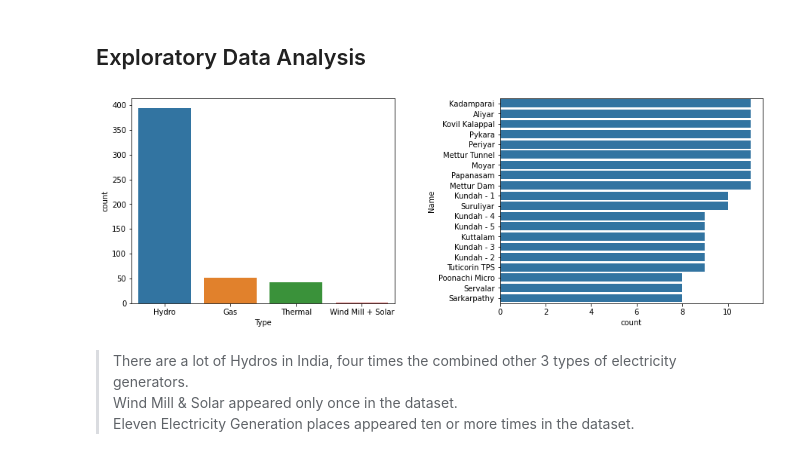
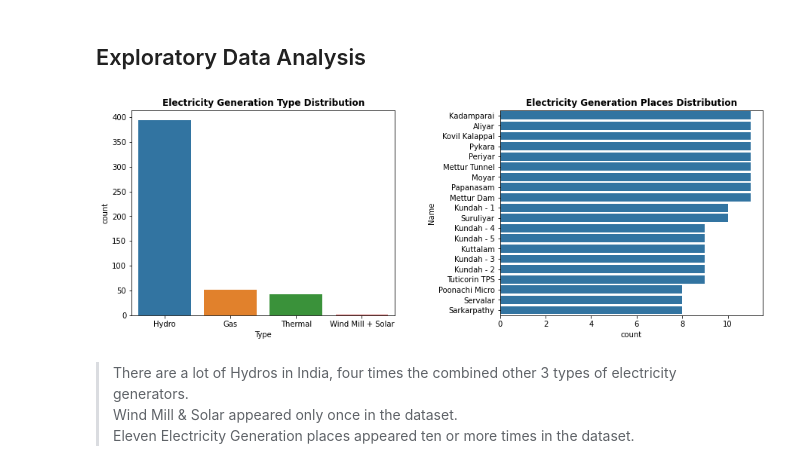
Before and after one commit to OmdenaAI/chennai-india-power-outage, a Jupyter notebook: src/tasks/task-05-EDA/electricity_generation.ipynb, the cells around one changed output. Cells and saved outputs as stored; diff of their text form; code cells hidden in the pictures.

```diff
--- a/src/tasks/task-05-EDA/electricity_generation.ipynb
+++ b/src/tasks/task-05-EDA/electricity_generation.ipynb
@@ -111,20 +111,22 @@ df.dropna(inplace=True)
 # %%
 plt.figure(figsize = [15, 5])
 
     #  LEFT plot: Bar plot of 'Type'
 plt.subplot(1, 2, 1)
 type_order = df['Type'].value_counts().index
-sb.countplot(data=df, x='Type', order = type_order);
+sb.countplot(data=df, x='Type', order = type_order)
+plt.title('Electricity Generation Type Distribution', weight='bold');
 
     # RIGHT plot: Bar plot of 'Name'
 plt.subplot(1, 2, 2)
 name_order = df['Name'].value_counts().head(20).index
 base_color = sb.color_palette()[0]
-sb.countplot(data=df, y='Name', color=base_color, order=name_order);
+sb.countplot(data=df, y='Name', color=base_color, order=name_order)
+plt.title('Electricity Generation Places Distribution', weight='bold');
 
 plt.subplots_adjust(wspace=0.4)
 # %% [output]
-[figure, old version]
+[figure, new version]
 # %% [markdown]
 > There are a lot of Hydros in India, four times the combined other 3 types of electricity generators.<br>
 Wind Mill & Solar appeared only once in the dataset.<br>
```
Also changed, not shown: parts of 7 cells of this notebook, 1 other file.
